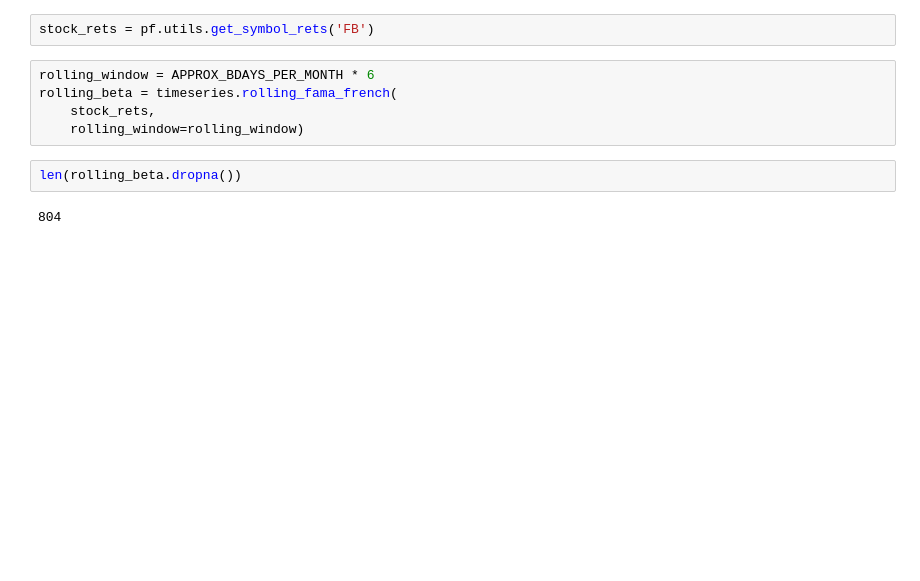
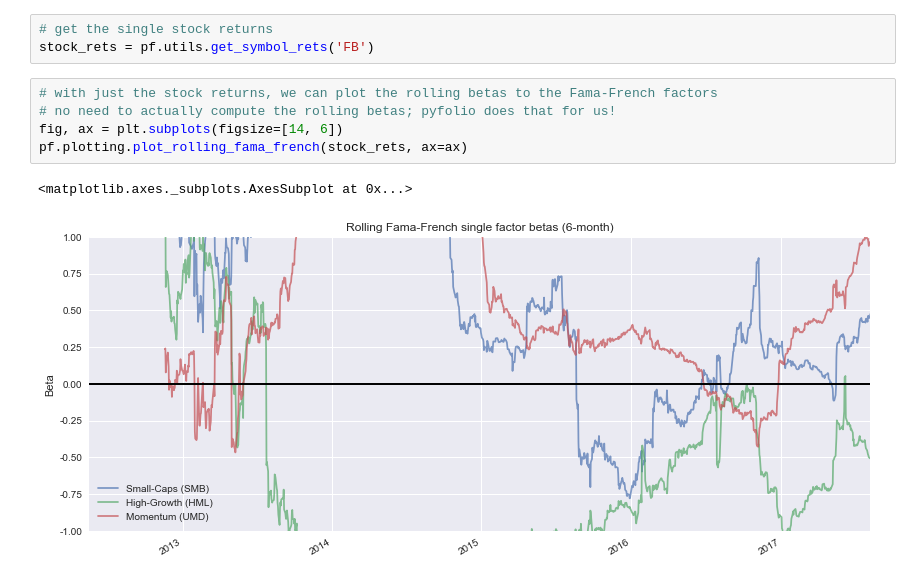
Before and after one commit to quantopian/pyfolio, a Jupyter notebook: pyfolio/examples/Fama-French Benchmark.ipynb, the cells around one changed output. Cells and saved outputs as stored; diff of their text form; blank space fills up the shorter version.

```diff
--- a/pyfolio/examples/Fama-French Benchmark.ipynb
+++ b/pyfolio/examples/Fama-French Benchmark.ipynb
@@ -8,11 +14,11 @@ from pyfolio import bayesian
 # %%
+# get the single stock returns
 stock_rets = pf.utils.get_symbol_rets('FB')
-# %%
-rolling_window = APPROX_BDAYS_PER_MONTH * 6
-rolling_beta = timeseries.rolling_fama_french(
-    stock_rets,
-    rolling_window=rolling_window)
-# %%
-len(rolling_beta.dropna())
-# %% [output]
-804
+# %%
+# with just the stock returns, we can plot the rolling betas to the Fama-French factors
+# no need to actually compute the rolling betas; pyfolio does that for us!
+fig, ax = plt.subplots(figsize=[14, 6])
+pf.plotting.plot_rolling_fama_french(stock_rets, ax=ax)
+# %% [output]
+<matplotlib.axes._subplots.AxesSubplot at 0x...>
+[figure, added]
```
Also changed, not shown: parts of 10 cells of this notebook, 1 other file.
